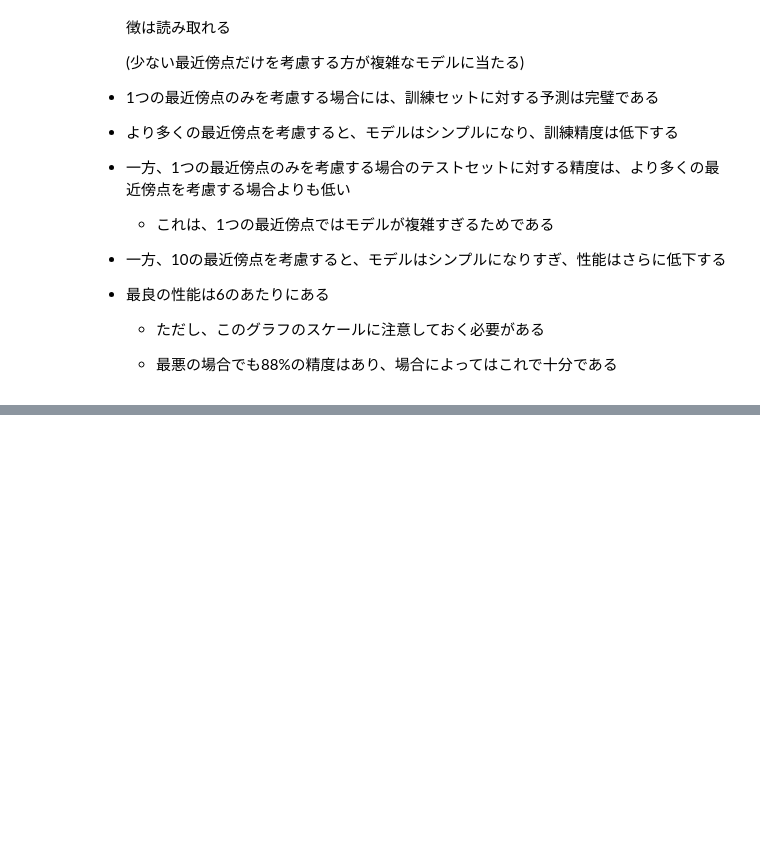
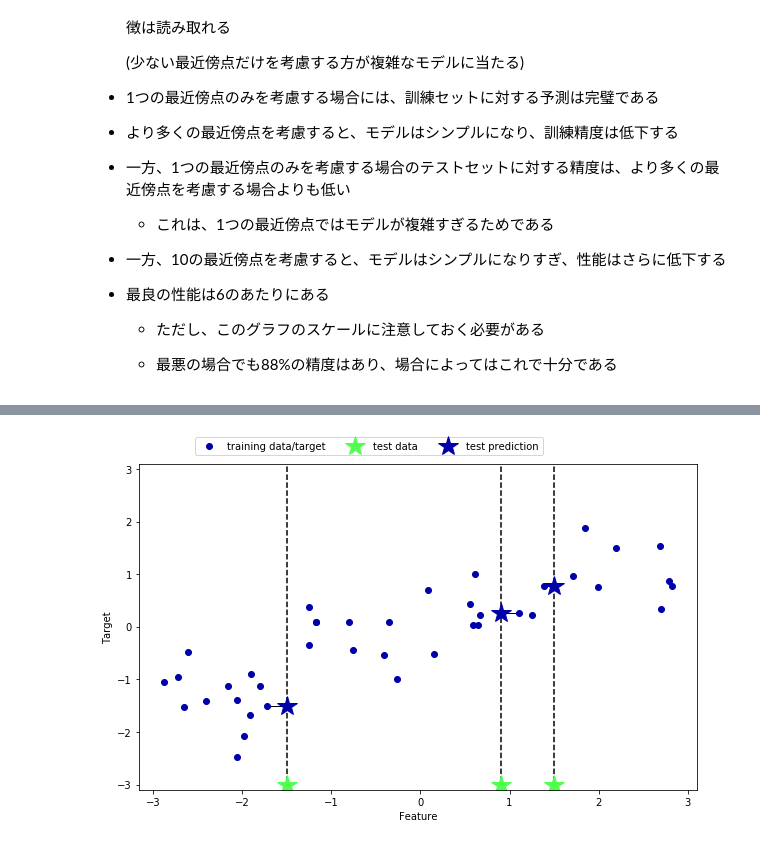
Before and after one commit to devkunii/knowledge, a Jupyter notebook: machine-learning/Pythonではじめる機械学習/2章_教師あり学習/03_教師あり機械学習アルゴリズム.ipynb, the cells around one changed output, grey strips where cells are left out. Cells and saved outputs as stored; diff of their text form; code cells hidden in the pictures; blank space fills up the shorter version.

```diff
--- a/machine-learning/Pythonではじめる機械学習/2章_教師あり学習/03_教師あり機械学習アルゴリズム.ipynb
+++ b/machine-learning/Pythonではじめる機械学習/2章_教師あり学習/03_教師あり機械学習アルゴリズム.ipynb
@@ -425,0 +438,4 @@ plt.legend()
+# %%
+mglearn.plots.plot_knn_regression(n_neighbors=1)
+# %% [output]
+[figure, added]
```
Also changed, not shown: parts of 25 cells of this notebook.
